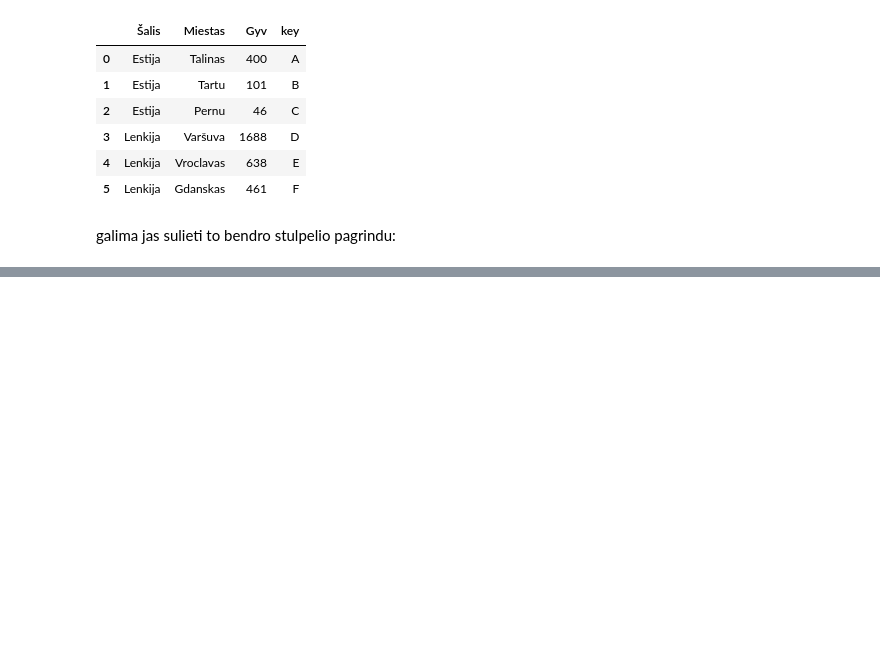
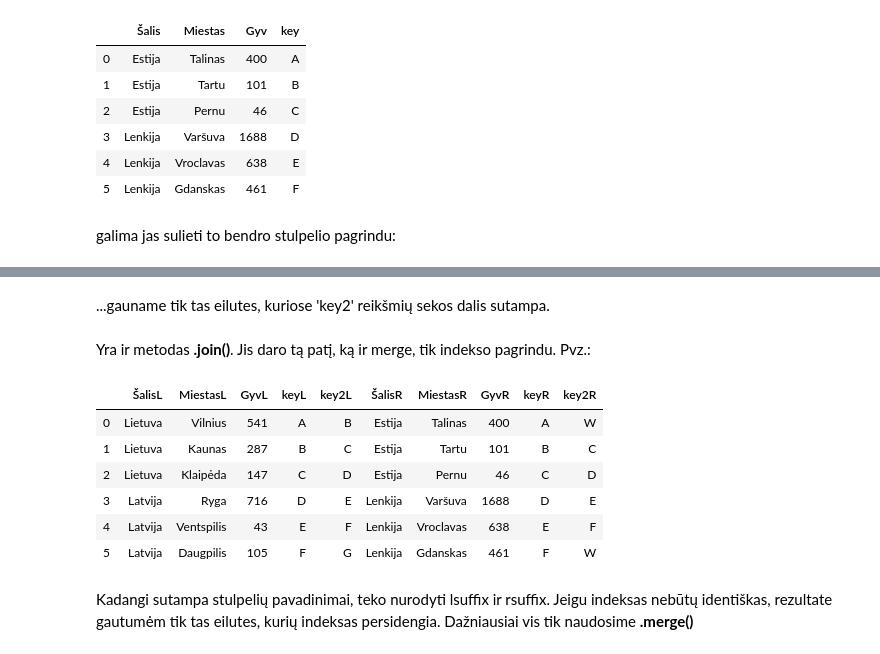
Before and after one commit to robotautas/kursas, a Jupyter notebook: Pandas/Pandas_2.ipynb, the cells around one changed output, grey strips where cells are left out. Drawn from its saved outputs; the diff is of its cells as text; code cells hidden in the pictures; blank space fills up the shorter version.

```diff
--- a/Pandas/Pandas_2.ipynb
+++ b/Pandas/Pandas_2.ipynb
@@ -398,0 +406,4 @@ TypeError: merge() got an unexpected keyword argument 'key'
+# %%
+key2 = 'B C D E F G'.split()
+data_main['key2'] = key2
+data_right['key2'] = key2
@@ -398,0 +451,3 @@ TypeError: merge() got an unexpected keyword argument 'key'
+# %%
+keyX = 'W C D E F W'.split()
+data_right['key2'] = keyX
@@ -398,0 +472,16 @@ TypeError: merge() got an unexpected keyword argument 'key'
+# %% [markdown]
+...gauname tik tas eilutes, kuriose 'key2' reikšmių sekos dalis sutampa.
+# %% [markdown]
+Yra ir metodas **.join()**. Jis daro tą patį, ką ir merge, tik indekso pagrindu. Pvz.:
+# %%
+data_main.join(data_right, lsuffix='L', rsuffix='R')
+# %% [output]
+|  | ŠalisL | MiestasL | GyvL | keyL | key2L | ŠalisR | MiestasR | GyvR | keyR | key2R |
+| 0 | Lietuva | Vilnius | 541 | A | B | Estija | Talinas | 400 | A | W |
+| 1 | Lietuva | Kaunas | 287 | B | C | Estija | Tartu | 101 | B | C |
+| 2 | Lietuva | Klaipėda | 147 | C | D | Estija | Pernu | 46 | C | D |
+| 3 | Latvija | Ryga | 716 | D | E | Lenkija | Varšuva | 1688 | D | E |
+| 4 | Latvija | Ventspilis | 43 | E | F | Lenkija | Vroclavas | 638 | E | F |
+| 5 | Latvija | Daugpilis | 105 | F | G | Lenkija | Gdanskas | 461 | F | W |
+# %% [markdown]
+Kadangi sutampa stulpelių pavadinimai, teko nurodyti lsuffix ir rsuffix. Jeigu indeksas nebūtų identiškas, rezultate gautumėm tik tas eilutes, kurių indeksas persidengia. Dažniausiai vis tik naudosime **.merge()**
```
Also changed, not shown: parts of 21 cells of this notebook, 1 other file.
